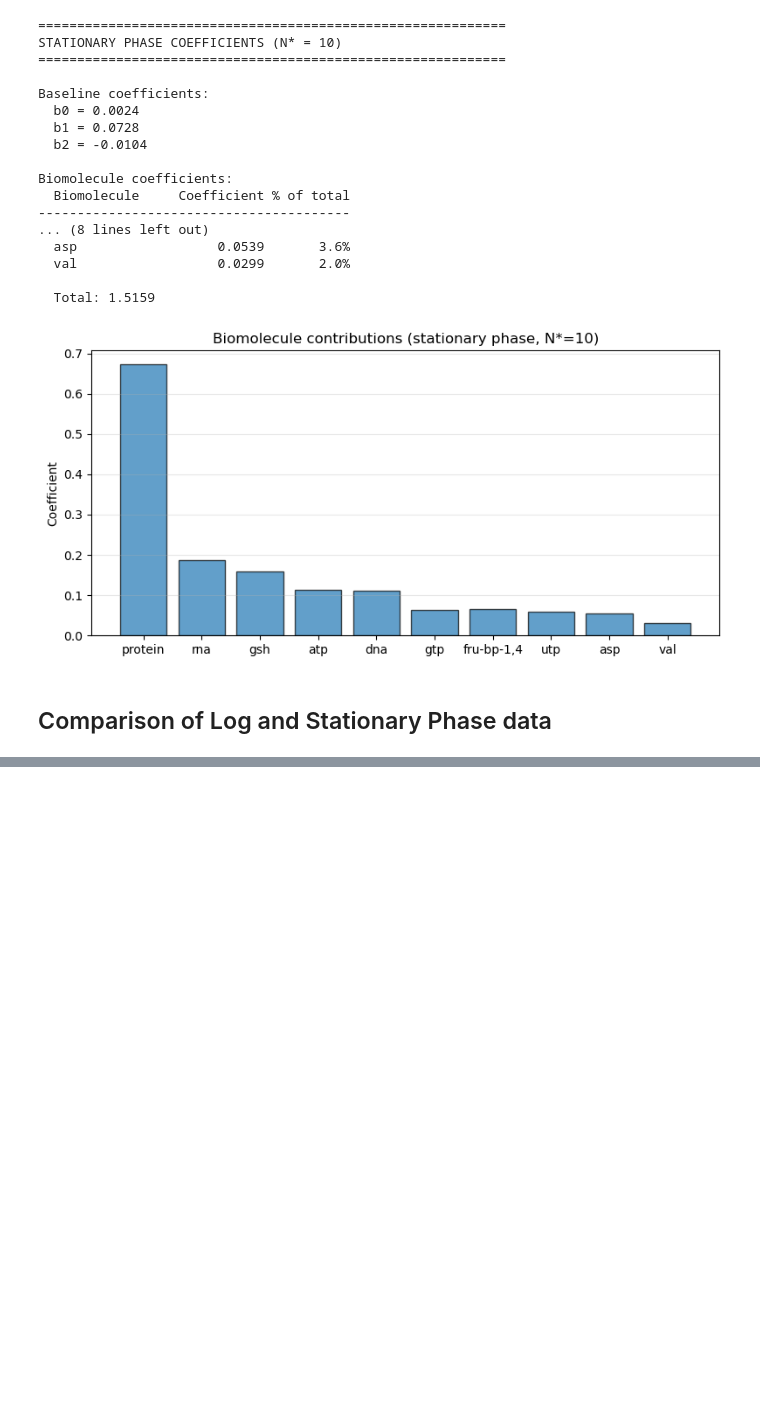
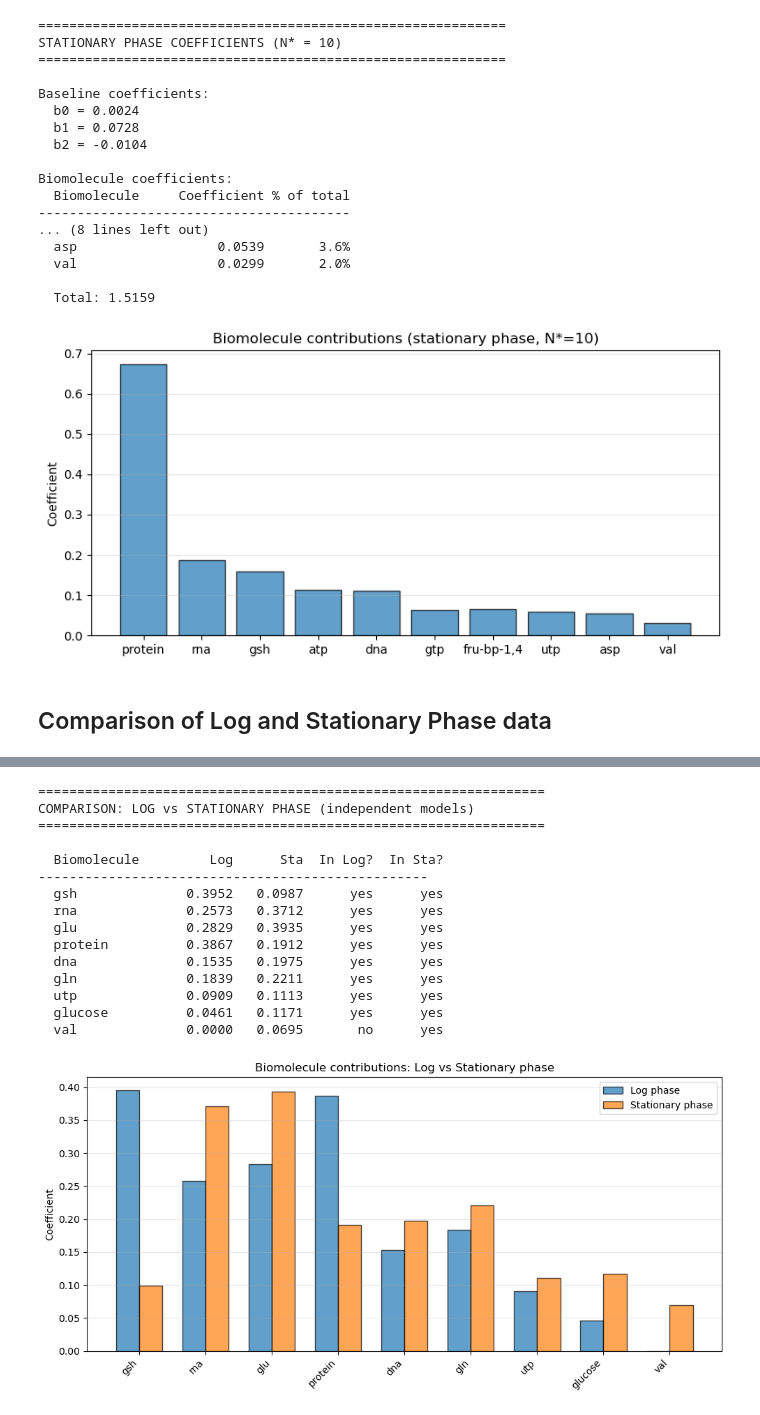
Before and after one commit to HaroonParvez/Using-Bayesian-Model-Selection-to-Analyse-Raman-Spectroscopic-Data, a Jupyter notebook: FinalProject.ipynb, the cells around one changed output, grey strips where cells are left out. Cells and saved outputs as stored; diff of their text form; code cells hidden in the pictures; blank space fills up the shorter version.

```diff
--- a/FinalProject.ipynb
+++ b/FinalProject.ipynb
@@ -925,0 +752,76 @@ FULL COMPARISON: LOG vs STATIONARY PHASE
+# %%
+# ===========================
+# COMPARISON: LOG vs STATIONARY PHASE
+# ===========================
+
+# Union of selected biomolecules from both phases (preserves order, removes duplicates)
+all_selected = list(dict.fromkeys(selected_names + selected_names_sta))
+
+# Get coefficients from each phase's own optimal model
+beta_log     = history[best_idx][11]
+beta_sta_own = history_sta[best_idx_sta][11]
+
+log_idx = [h[1] for h in history[:N_star]]
+sta_idx = [h[1] for h in history_sta[:N_star_sta]]
+
+print("=" * 65)
+print("COMPARISON: LOG vs STATIONARY PHASE (independent models)")
+print("=" * 65)
+print(f"\n  {'Biomolecule':<14s} {'Log':>8s} {'Sta':>8s} {'In Log?':>8s} {'In Sta?':>8s}")
+print("-" * 50)
+
+# Collect coefficients for bar chart
+c_log_all = []
+c_sta_all = []
+
+for name in all_selected:
+    idx = ref_names.index(name)
+
+    if idx in log_idx:
+        c_log = beta_log[n_base + log_idx.index(idx)]
+    else:
+        c_log = 0.0
+
+    if idx in sta_idx:
+        c_sta = beta_sta_own[n_base + sta_idx.index(idx)]
+    else:
+        c_sta = 0.0
+
+    in_log = "yes" if idx in log_idx else "no"
+    in_sta = "yes" if idx in sta_idx else "no"
+    print(f"  {name:<14s} {c_log:>8.4f} {c_sta:>8.4f} {in_log:>8s} {in_sta:>8s}")
+
+    c_log_all.append(c_log)
+    c_sta_all.append(c_sta)
+
+# Side-by-side bar chart
+x_pos = np.arange(len(all_selected))
+width = 0.35
+
+plt.figure(figsize=(10, 5))
+plt.bar(x_pos - width/2, c_log_all, width, label='Log phase', edgecolor='black', alpha=0.7)
+plt.bar(x_pos + width/2, c_sta_all, width, label='Stationary phase', edgecolor='black', alpha=0.7)
+plt.xticks(x_pos, all_selected, rotation=45, ha='right')
+plt.ylabel('Coefficient')
+plt.title('Biomolecule contributions: Log vs Stationary phase')
+plt.legend()
+plt.grid(alpha=0.3, axis='y')
+plt.tight_layout()
+plt.show()
+# %% [output]
+=================================================================
+COMPARISON: LOG vs STATIONARY PHASE (independent models)
+=================================================================
+
+  Biomolecule         Log      Sta  In Log?  In Sta?
+--------------------------------------------------
+  gsh              0.3952   0.0987      yes      yes
+  rna              0.2573   0.3712      yes      yes
+  glu              0.2829   0.3935      yes      yes
+  protein          0.3867   0.1912      yes      yes
+  dna              0.1535   0.1975      yes      yes
+  gln              0.1839   0.2211      yes      yes
+  utp              0.0909   0.1113      yes      yes
+  glucose          0.0461   0.1171      yes      yes
+  val              0.0000   0.0695       no      yes
+[figure, added]
```
Also changed, not shown: parts of 22 cells of this notebook.
